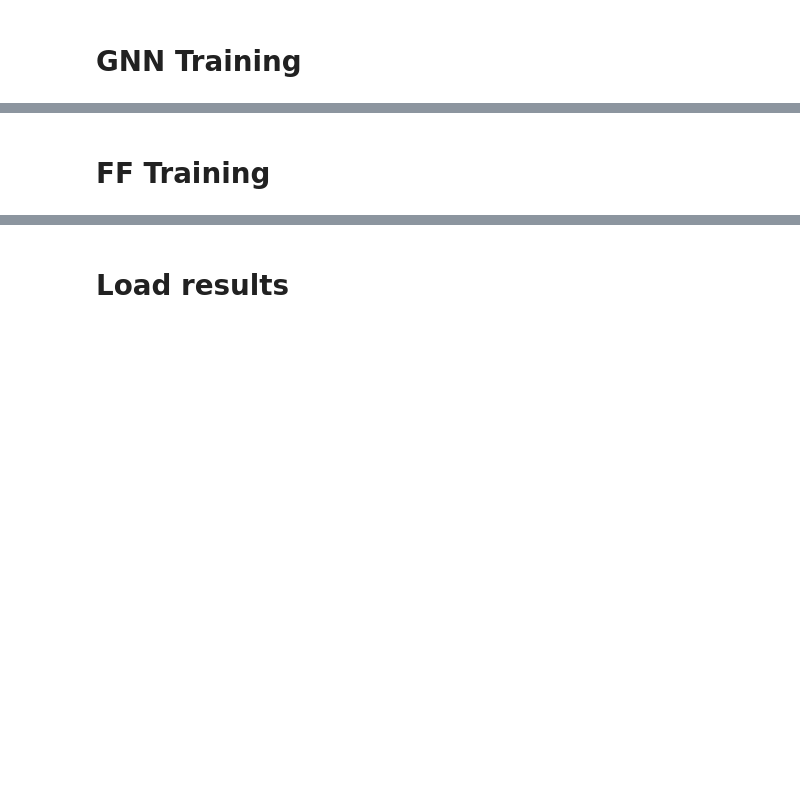
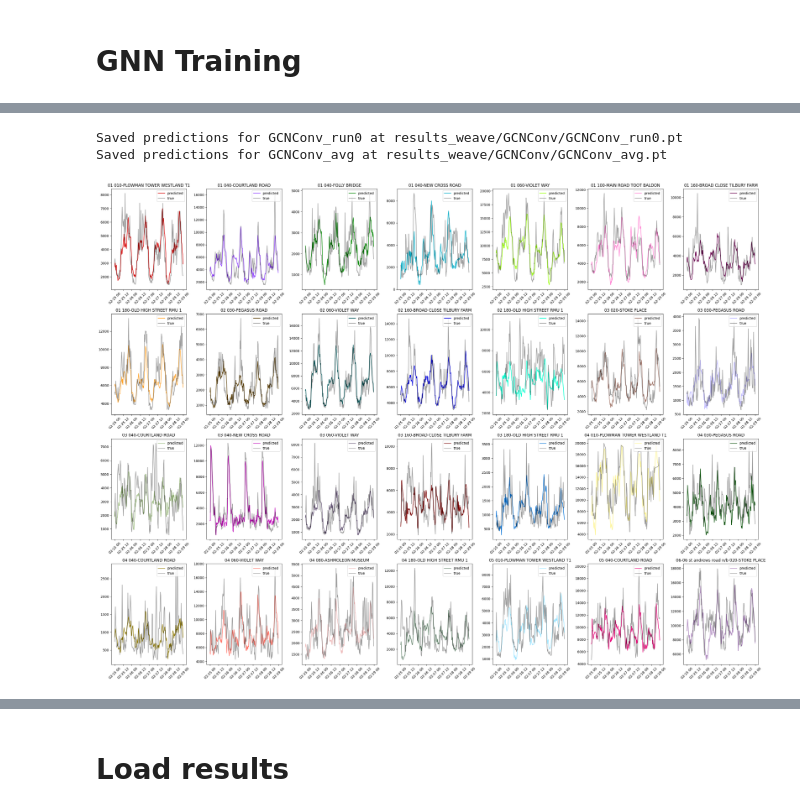
Before and after one commit to eloicampagne/gnn4elf, a Jupyter notebook: expe.ipynb, the cells around one changed output, grey strips where cells are left out. Cells and saved outputs as stored; diff of their text form; code cells hidden in the pictures; blank space fills up the shorter version.

```diff
--- a/expe.ipynb
+++ b/expe.ipynb
@@ -34,7 +35,7 @@ Note: you may need to restart the kernel to use updated packages.
 ### GLOBAL VARIABLES
 DATASET = 'weave' # 'rfrance', 'weave'
 OPTIMIZE = False
-TRAIN = False # whether to train GNNs/FF or just evaluate
+TRAIN = True # whether to train GNNs/FF or just evaluate
 OUT_CHANNELS = 48
 DEVICE = torch.device("cuda" if torch.cuda.is_available() else "mps" if torch.backends.mps.is_available() else "cpu")
 # %%
@@ -94,8 +95,14 @@ else:
     }
 
     dataset_kwargs = {
-        'adj_matrix': 'dtw',
+        'adj_matrix': 'gl3sr',
         'features_base': ['temp', 'nebu', 'wind', 'tempMax', 'tempMin', 'Posan', 'Instant', 'JourSemaine', 'JourFerie', 'offset', 'DayType', 'Weekend', 'temp_liss_fort', 'temp_liss_faible'] + [f'load_l{t}' for t in range(1, 48+1)],
+        'feature_groups': {
+            'temp':     ['temp', 'tempMax', 'tempMin', 'temp_liss_fort'],
+            'calendar': ['Instant', 'JourSemaine', 'JourFerie'],
+            'lags':     [f'load_l{t}' for t in range(1, 49)],
+            'weather':  ['nebu', 'wind']
+        },
         'target_base': 'load',
     }
 
@@ -130,16 +215,17 @@ Regional French Dataset
 seed=42
 seed_everything(seed)
 if OPTIMIZE:
-    gnn_opt = Optimizer(model=myGNN,
-                    dataset_train=graph_dataset_train,
-                    dataset_val=graph_dataset_val,
-                    conv_class=GraphSAGE,
-                    optim_kwargs={'num_layers': (1, 5),
-                                  'hidden_channels': (32, 512),
-                                  'lr': (1e-5, 1e-1)
-                                  },
-                    num_epochs=300)
-    gnn_opt.optimize(n_trials=100)
+    gnn_opt = Optimizer(model=AdditiveGraphModel,
+                        dataset_train=graph_dataset_train,
+                        dataset_val=graph_dataset_val,
+                        out_channels=OUT_CHANNELS,
+                        conv_class=GCNConv,
+                        optim_kwargs={'num_layers': (1, 5),
+                                      'hidden_channels': (32, 512),
+                                      'lr': (1e-5, 1e-1),
+                                    },
+                        num_epochs=200)
+    gnn_opt.optimize(n_trials=150)
 # %% [markdown]
 # GNN Training
 # %%
@@ -278,5 +427,18 @@ Loaded CONFIGS from configs/config_rfrance.json: ['GCNConv', 'GraphSAGE', 'GATCo
+# %%
+# save both preds in results_rfrance/ARMAConv/ARMAConv_{i}.pt
+for model_name in CONFIGS.keys():
+    model_folder = f"results_{DATASET}/{model_name}"
+    os.makedirs(model_folder, exist_ok=True)
+    for key in preds.keys():
+        if key.startswith(model_name):
+            save_path = os.path.join(model_folder, f"{key}.pt")
+            torch.save(preds[key], save_path)
+            print(f"Saved predictions for {key} at {save_path}")
+# %% [output]
+Saved predictions for GCNConv_run0 at results_weave/GCNConv/GCNConv_run0.pt
+Saved predictions for GCNConv_avg at results_weave/GCNConv/GCNConv_avg.pt
 # %%
 if TRAIN:
-    plot_nodes(true=target_test, pred=final_avg_pred, graph_dataset=graph_dataset_test, nrows=nrows, ncols=ncols)
+    plot_nodes(true=target_test, pred=pred_model_test, graph_dataset=graph_dataset_test, nrows=nrows, ncols=ncols)
+# %% [output]
+[figure, added]
-# %% [markdown]
-# FF Training
```
Also changed, not shown: parts of 42 cells of this notebook.
